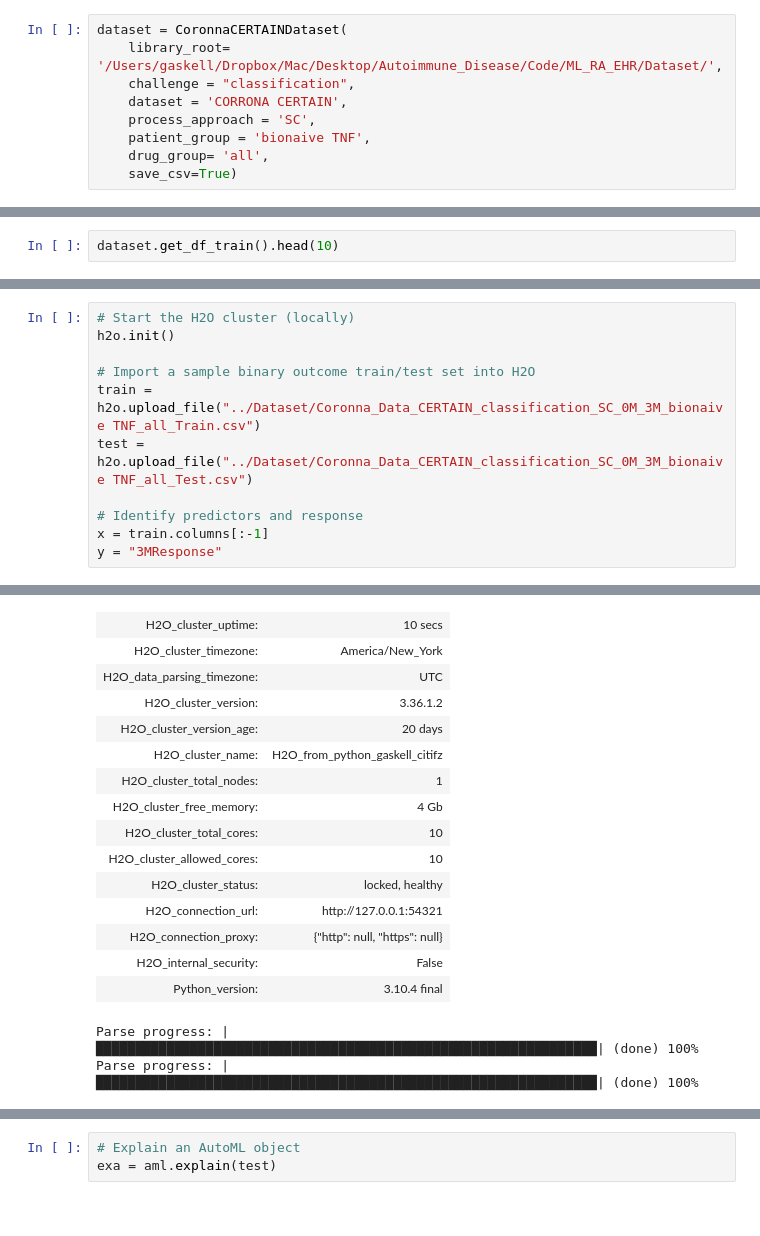
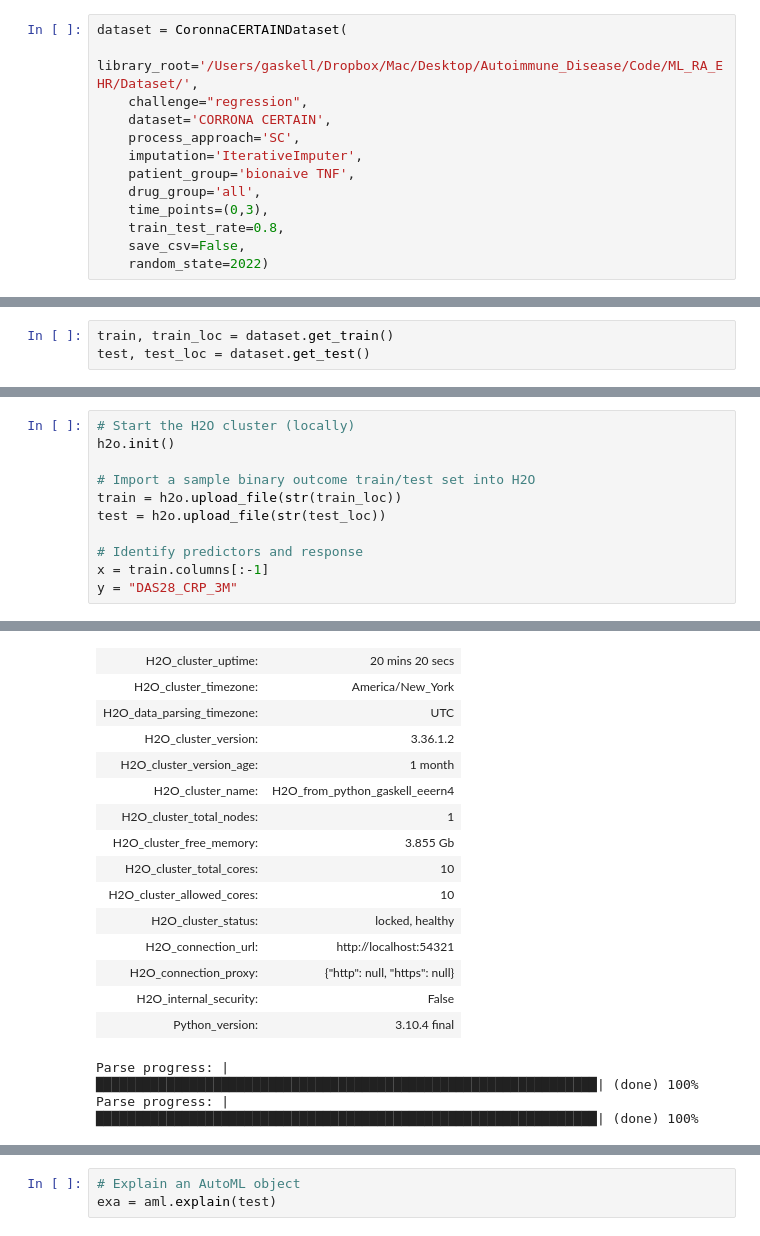
Before and after one commit to Gaskell-1206/Ensemble_DRP, a Jupyter notebook: ModelModule/H2O.ipynb, the cells around one changed output, grey strips where cells are left out. Saved outputs shown, nothing was run; the diff lists cells and outputs as text.

```diff
--- a/ModelModule/H2O.ipynb
+++ b/ModelModule/H2O.ipynb
@@ -10,11 +11,15 @@ from DataModule.Data_Preparation import CoronnaCERTAINDataset
 pd.options.mode.chained_assignment = None
 # %%
 dataset = CoronnaCERTAINDataset(
-    library_root= '/Users/gaskell/Dropbox/Mac/Desktop/Autoimmune_Disease/Code/ML_RA_EHR/Dataset/',
-    challenge = "classification",
-    dataset = 'CORRONA CERTAIN',
-    process_approach = 'SC',
-    patient_group = 'bionaive TNF',
-    drug_group= 'all',
-    save_csv=True)
+    library_root='/Users/gaskell/Dropbox/Mac/Desktop/Autoimmune_Disease/Code/ML_RA_EHR/Dataset/',
+    challenge="regression",
+    dataset='CORRONA CERTAIN',
+    process_approach='SC',
+    imputation='IterativeImputer',
+    patient_group='bionaive TNF',
+    drug_group='all',
+    time_points=(0,3),
+    train_test_rate=0.8,
+    save_csv=False,
+    random_state=2022)
 # %% [output]
@@ -23,2 +31,3 @@ save file to: /Users/gaskell/Dropbox/Mac/Desktop/Autoimmune_Disease/Code/ML_RA_E
 # %%
-dataset.get_df_train().head(10)
+train, train_loc = dataset.get_train()
+test, test_loc = dataset.get_test()
@@ -40,10 +51,10 @@ dataset.get_df_train().head(10)
 h2o.init()
 
 # Import a sample binary outcome train/test set into H2O
-train = h2o.upload_file("../Dataset/Coronna_Data_CERTAIN_classification_SC_0M_3M_bionaive TNF_all_Train.csv")
-test = h2o.upload_file("../Dataset/Coronna_Data_CERTAIN_classification_SC_0M_3M_bionaive TNF_all_Test.csv")
+train = h2o.upload_file(str(train_loc))
+test = h2o.upload_file(str(test_loc))
 
 # Identify predictors and response
 x = train.columns[:-1]
-y = "3MResponse"
+y = "DAS28_CRP_3M"
 # %% [output]
@@ -59,15 +62,15 @@ Connecting to H2O server at http://127.0.0.1:54321 ... successful.
-| H2O_cluster_uptime: | 10 secs |
+| H2O_cluster_uptime: | 20 mins 20 secs |
 | H2O_cluster_timezone: | America/New_York |
 | H2O_data_parsing_timezone: | UTC |
 | H2O_cluster_version: | 3.36.1.2 |
-| H2O_cluster_version_age: | 20 days |
-| H2O_cluster_name: | H2O_from_python_gaskell_citifz |
+| H2O_cluster_version_age: | 1 month |
+| H2O_cluster_name: | H2O_from_python_gaskell_eeern4 |
 | H2O_cluster_total_nodes: | 1 |
-| H2O_cluster_free_memory: | 4 Gb |
+| H2O_cluster_free_memory: | 3.855 Gb |
 | H2O_cluster_total_cores: | 10 |
 | H2O_cluster_allowed_cores: | 10 |
 | H2O_cluster_status: | locked, healthy |
-| H2O_connection_url: | http://127.0.0.1:54321 |
+| H2O_connection_url: | http://localhost:54321 |
 | H2O_connection_proxy: | {"http": null, "https": null} |
 | H2O_internal_security: | False |
 | Python_version: | 3.10.4 final |
```
Also changed, not shown: parts of 14 cells of this notebook, 4 other files.
